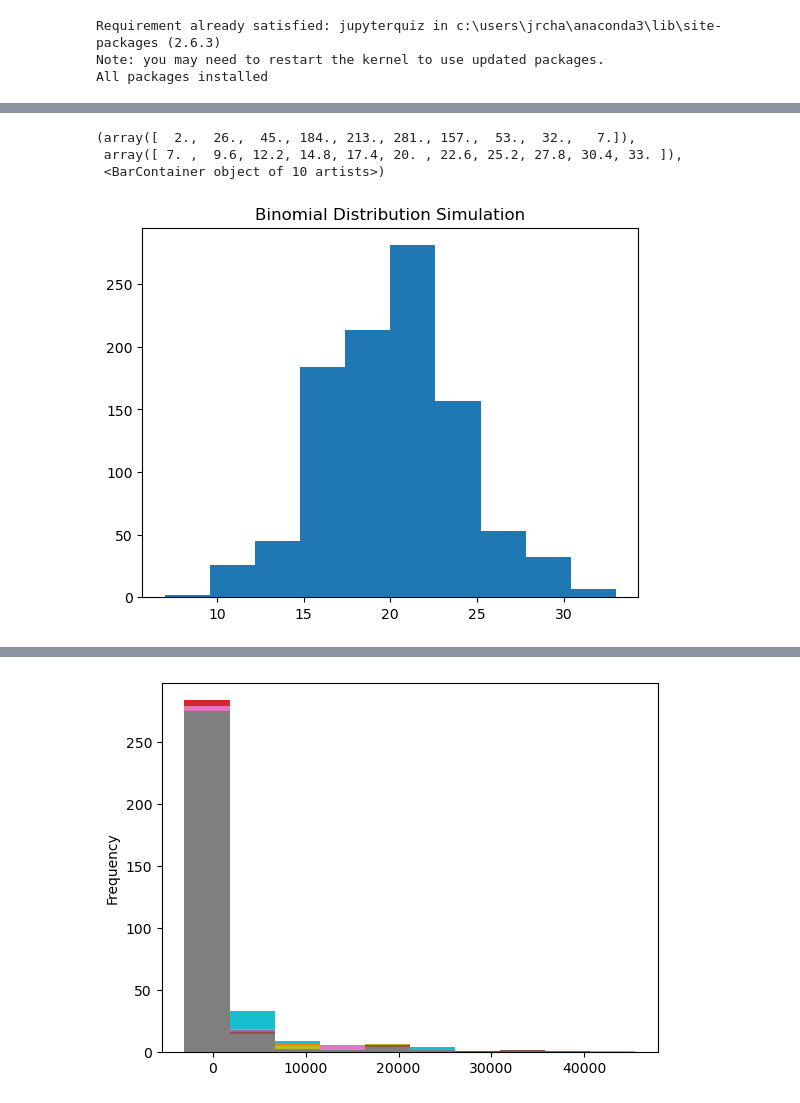
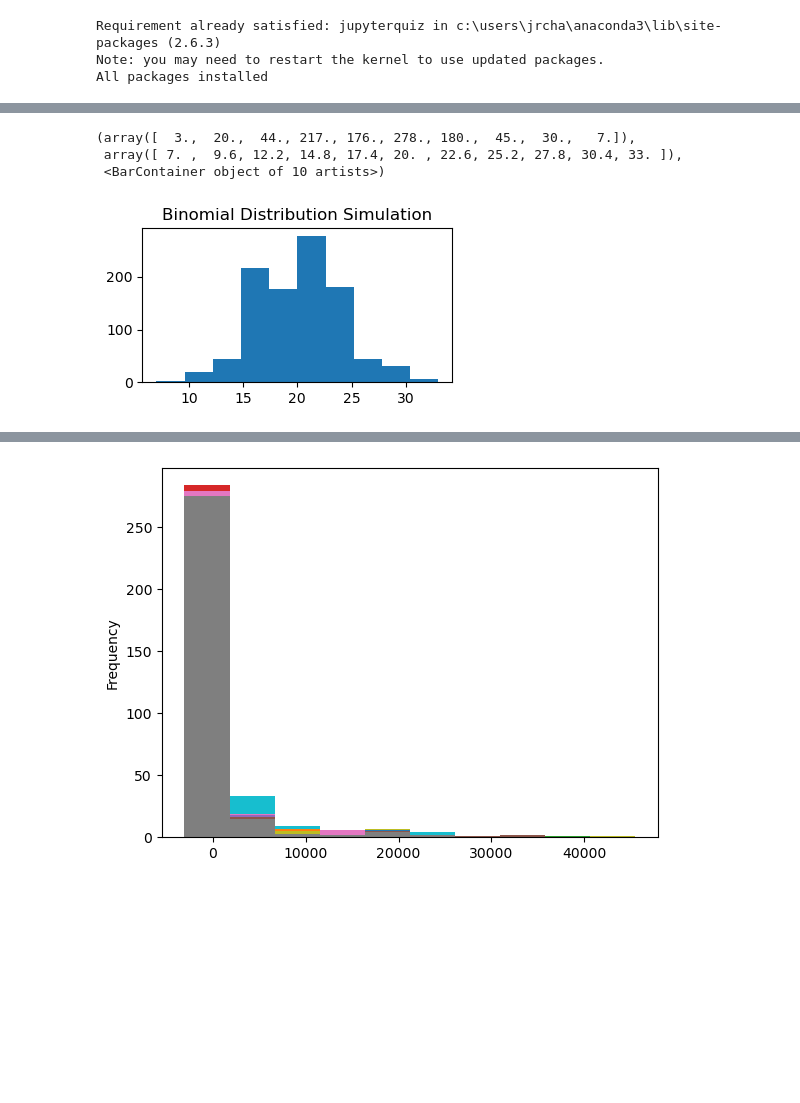
Before and after one commit to drchase55/NNU_nih_python_jrc, a Jupyter notebook: Module_2/Submodule_2_Tutorial3_VisualizingData.ipynb, the cells around one changed output, grey strips where cells are left out. Cells and saved outputs as stored; diff of their text form; code cells hidden in the pictures; blank space fills up the shorter version.

```diff
--- a/Module_2/Submodule_2_Tutorial3_VisualizingData.ipynb
+++ b/Module_2/Submodule_2_Tutorial3_VisualizingData.ipynb
@@ -121,12 +154,15 @@ Use a histogram to display concentrations of sparsity of data points
 # %%
 # Make a Histogram
-np.random.seed(123)
 binom = np.random.binomial(100,0.2,1000)
-plt.figure()
+plt.figure(figsize=(4, 2))
 plt.title("Binomial Distribution Simulation")
 plt.hist(binom)
+#plt.hist(binom, bins=3)
+#plt.hist(binom, bins=50)
+#expon= np.random.exponential(1,1000)
+#plt.hist(expon)
 # %% [output]
-(array([  2.,  26.,  45., 184., 213., 281., 157.,  53.,  32.,   7.]),
+(array([  3.,  20.,  44., 217., 176., 278., 180.,  45.,  30.,   7.]),
  array([ 7. ,  9.6, 12.2, 14.8, 17.4, 20. , 22.6, 25.2, 27.8, 30.4, 33. ]),
  <BarContainer object of 10 artists>)
-[figure, old version]
+[figure, new version]
```
Also changed, not shown: parts of 64 cells of this notebook, 13 other files.
